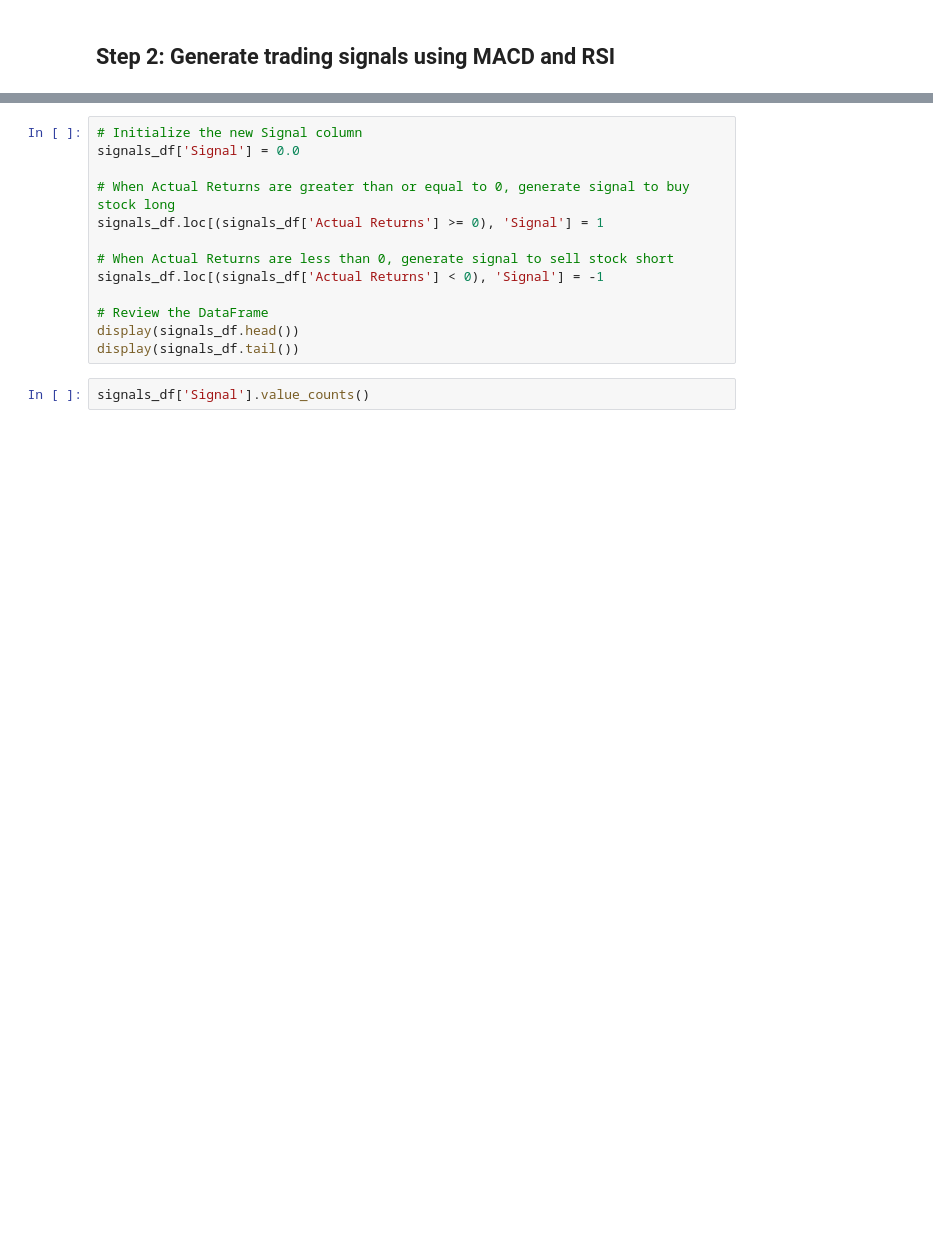
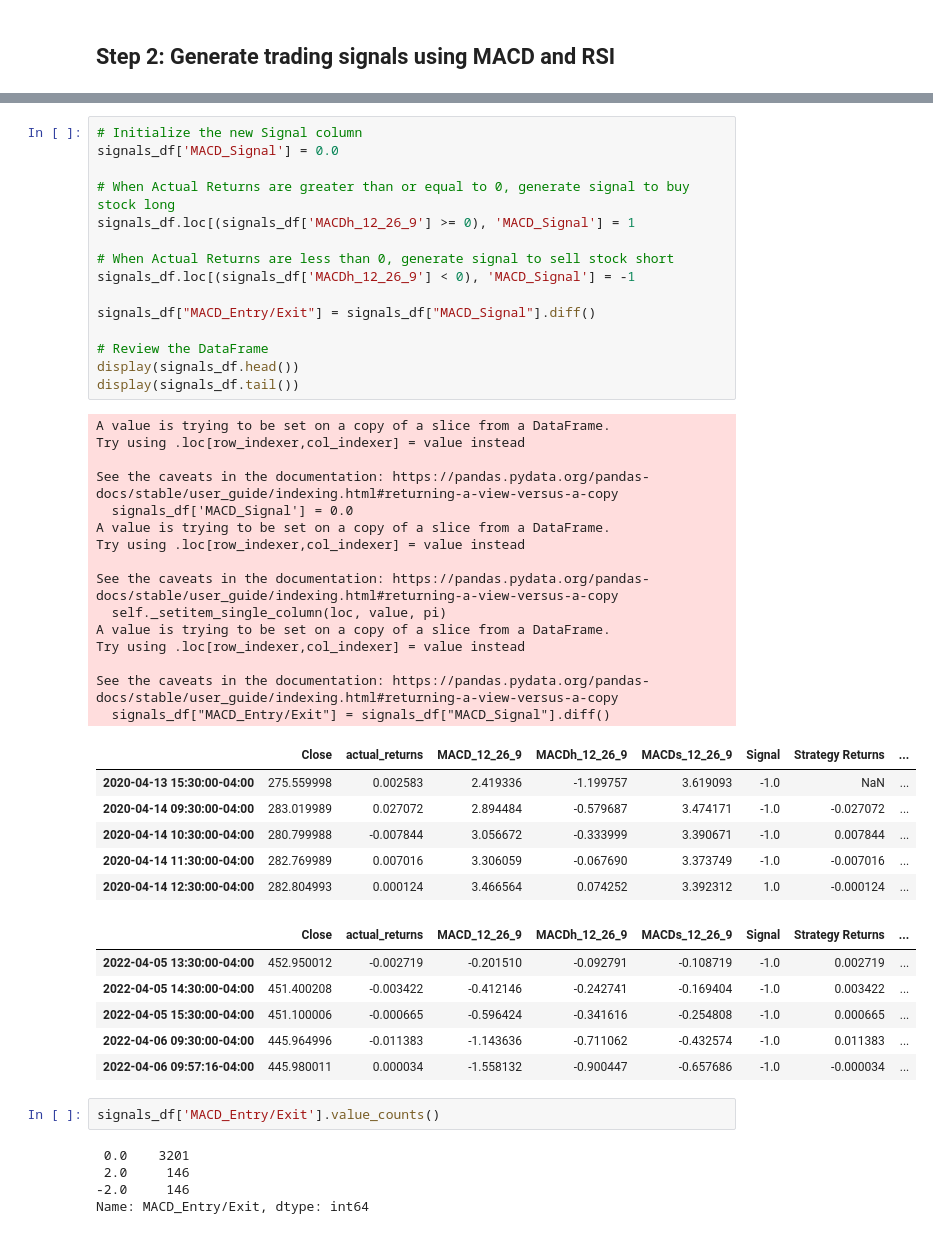
Before and after one commit to Kgross2/Group2_Project2, a Jupyter notebook: easy_street_trading_algoritm.ipynb, the cells around one changed output, grey strips where cells are left out. Drawn from its saved outputs; the diff is of its cells as text; blank space fills up the shorter version.

```diff
--- a/easy_street_trading_algoritm.ipynb
+++ b/easy_street_trading_algoritm.ipynb
@@ -114,17 +182,52 @@ display(signals_df.tail())
 # %%
 # Initialize the new Signal column
-signals_df['Signal'] = 0.0
+signals_df['MACD_Signal'] = 0.0
 
 # When Actual Returns are greater than or equal to 0, generate signal to buy stock long
-signals_df.loc[(signals_df['Actual Returns'] >= 0), 'Signal'] = 1
+signals_df.loc[(signals_df['MACDh_12_26_9'] >= 0), 'MACD_Signal'] = 1
 
 # When Actual Returns are less than 0, generate signal to sell stock short
-signals_df.loc[(signals_df['Actual Returns'] < 0), 'Signal'] = -1
+signals_df.loc[(signals_df['MACDh_12_26_9'] < 0), 'MACD_Signal'] = -1
+
+signals_df["MACD_Entry/Exit"] = signals_df["MACD_Signal"].diff()
 
 # Review the DataFrame
 display(signals_df.head())
 display(signals_df.tail())
+# %% [output]
+A value is trying to be set on a copy of a slice from a DataFrame.
+Try using .loc[row_indexer,col_indexer] = value instead
+
+See the caveats in the documentation: https://pandas.pydata.org/pandas-docs/stable/user_guide/indexing.html#returning-a-view-versus-a-copy
+  signals_df['MACD_Signal'] = 0.0
+A value is trying to be set on a copy of a slice from a DataFrame.
+Try using .loc[row_indexer,col_indexer] = value instead
+
+See the caveats in the documentation: https://pandas.pydata.org/pandas-docs/stable/user_guide/indexing.html#returning-a-view-versus-a-copy
+  self._setitem_single_column(loc, value, pi)
+A value is trying to be set on a copy of a slice from a DataFrame.
+Try using .loc[row_indexer,col_indexer] = value instead
+
+See the caveats in the documentation: https://pandas.pydata.org/pandas-docs/stable/user_guide/indexing.html#returning-a-view-versus-a-copy
+  signals_df["MACD_Entry/Exit"] = signals_df["MACD_Signal"].diff()
+|  | Close | actual_returns | MACD_12_26_9 | MACDh_12_26_9 | MACDs_12_26_9 | Signal | Strategy Returns | ... |
+| 2020-04-13 15:30:00-04:00 | 275.559998 | 0.002583 | 2.419336 | -1.199757 | 3.619093 | -1.0 | NaN | ... |
+| 2020-04-14 09:30:00-04:00 | 283.019989 | 0.027072 | 2.894484 | -0.579687 | 3.474171 | -1.0 | -0.027072 | ... |
+| 2020-04-14 10:30:00-04:00 | 280.799988 | -0.007844 | 3.056672 | -0.333999 | 3.390671 | -1.0 | 0.007844 | ... |
+| 2020-04-14 11:30:00-04:00 | 282.769989 | 0.007016 | 3.306059 | -0.067690 | 3.373749 | -1.0 | -0.007016 | ... |
+| 2020-04-14 12:30:00-04:00 | 282.804993 | 0.000124 | 3.466564 | 0.074252 | 3.392312 | 1.0 | -0.000124 | ... |
+|  | Close | actual_returns | MACD_12_26_9 | MACDh_12_26_9 | MACDs_12_26_9 | Signal | Strategy Returns | ... |
+| 2022-04-05 13:30:00-04:00 | 452.950012 | -0.002719 | -0.201510 | -0.092791 | -0.108719 | -1.0 | 0.002719 | ... |
+| 2022-04-05 14:30:00-04:00 | 451.400208 | -0.003422 | -0.412146 | -0.242741 | -0.169404 | -1.0 | 0.003422 | ... |
+| 2022-04-05 15:30:00-04:00 | 451.100006 | -0.000665 | -0.596424 | -0.341616 | -0.254808 | -1.0 | 0.000665 | ... |
+| 2022-04-06 09:30:00-04:00 | 445.964996 | -0.011383 | -1.143636 | -0.711062 | -0.432574 | -1.0 | 0.011383 | ... |
+| 2022-04-06 09:57:16-04:00 | 445.980011 | 0.000034 | -1.558132 | -0.900447 | -0.657686 | -1.0 | -0.000034 | ... |
 # %%
-signals_df['Signal'].value_counts()
+signals_df['MACD_Entry/Exit'].value_counts()
+# %% [output]
+ 0.0    3201
+ 2.0     146
+-2.0     146
+Name: MACD_Entry/Exit, dtype: int64
 # %%
 # Calculate the strategy returns and add them to the signals_df DataFrame
```
Also changed, not shown: parts of 42 cells of this notebook.
